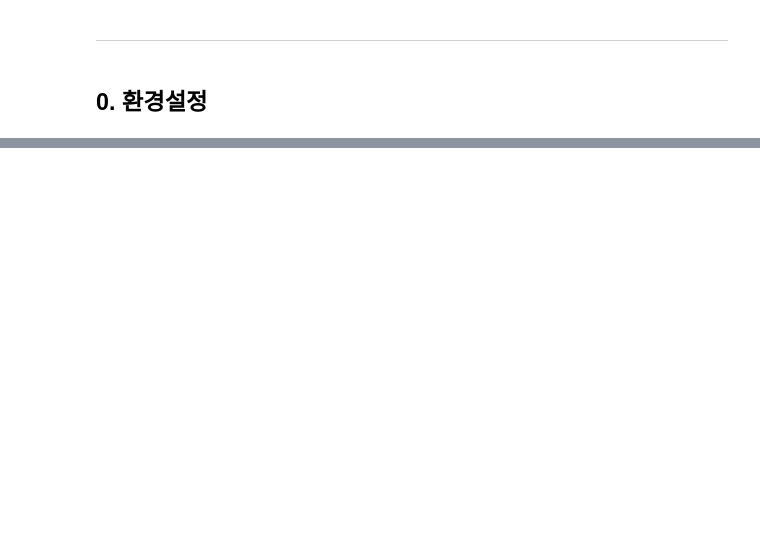
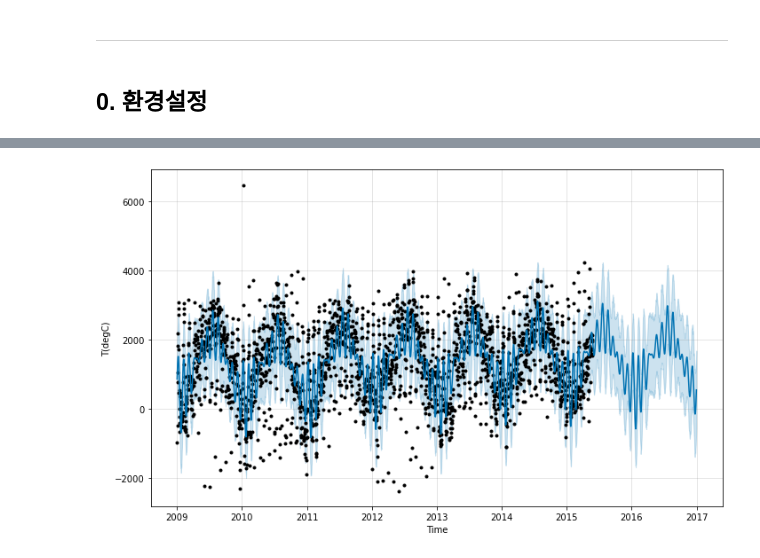
Before and after one commit to JoARa5820/PROJECT, a Jupyter notebook: project_4/Prophet(Time-Series).ipynb, the cells around one changed output, grey strips where cells are left out. Cells and saved outputs as stored; diff of their text form; code cells hidden in the pictures; blank space fills up the shorter version.

```diff
--- a/project_4/Prophet(Time-Series).ipynb
+++ b/project_4/Prophet(Time-Series).ipynb
@@ -345,0 +338,5 @@ result2
+# %%
+## 예측 결과 시각화
+fig1 = model.plot(forecast, xlabel = 'Time', ylabel = 'T(degC)')
+# %% [output]
+[figure, added]
```
Also changed, not shown: parts of 29 cells of this notebook.
